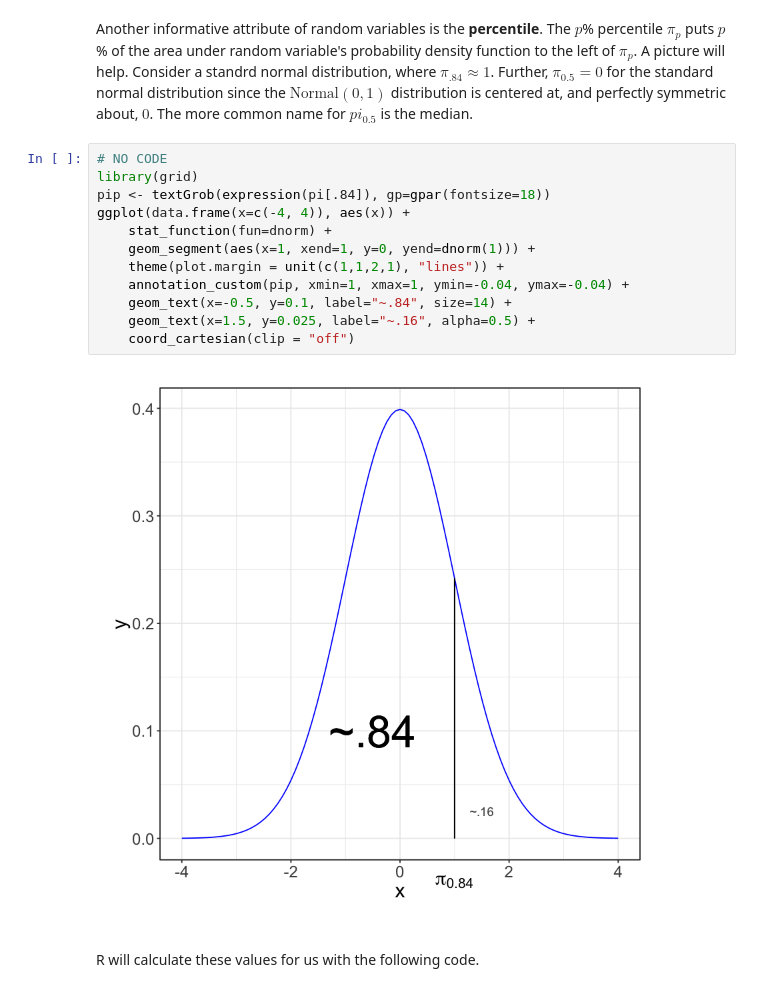
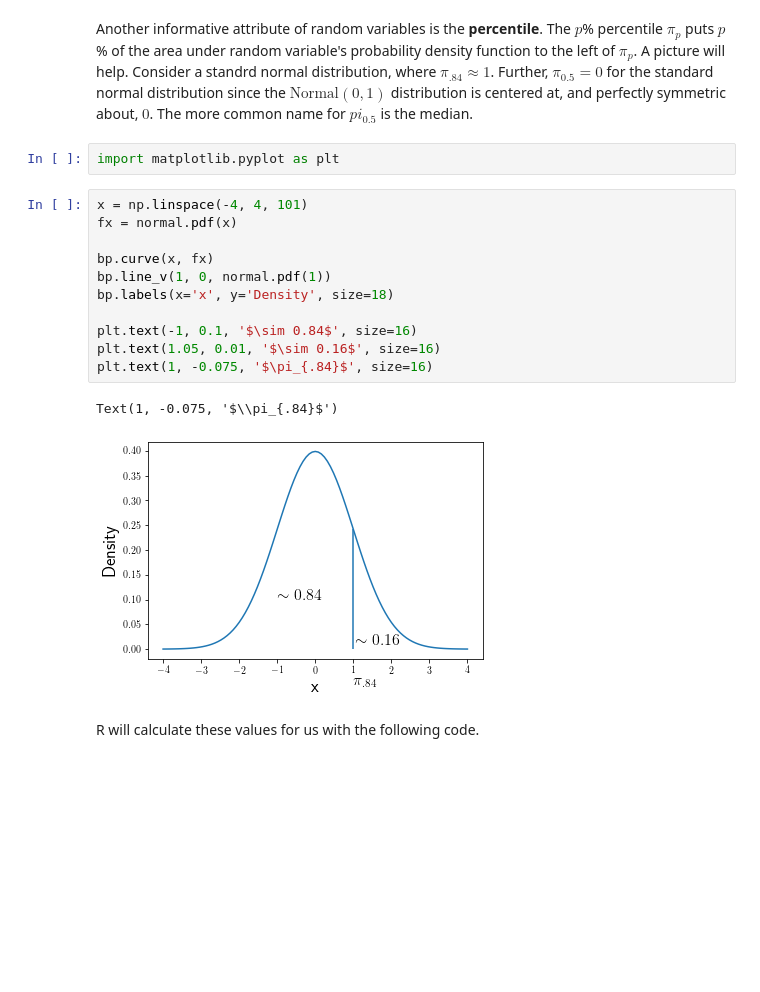
Before and after one commit to roualdes/314, a Jupyter notebook: content/bootstrap/confidence_intervals.ipynb, the cells around one changed output. Drawn from its saved outputs; the diff is of its cells as text; blank space fills up the shorter version.

```diff
--- a/content/bootstrap/confidence_intervals.ipynb
+++ b/content/bootstrap/confidence_intervals.ipynb
@@ -30,19 +39,21 @@ The plot above represents a finite approximation to the sampling distribution of
 ## Percentiles
 # %% [markdown]
 Another informative attribute of random variables is the **percentile**.  The $p$% percentile $\pi_p$ puts $p$% of the area under random variable's probability density function to the left of $\pi_p$.  A picture will help.  Consider a standrd normal distribution, where $\pi_{.84} \approx 1$.  Further, $\pi_{0.5} = 0$ for the standard normal distribution since the $\text{Normal}(0, 1)$ distribution is centered at, and perfectly symmetric about, $0$.  The more common name for $pi_{0.5}$ is the median.
-# %%
-# NO CODE
-library(grid)
-pip <- textGrob(expression(pi[.84]), gp=gpar(fontsize=18))
-ggplot(data.frame(x=c(-4, 4)), aes(x)) +
-    stat_function(fun=dnorm) +
-    geom_segment(aes(x=1, xend=1, y=0, yend=dnorm(1))) +
-    theme(plot.margin = unit(c(1,1,2,1), "lines")) +
-    annotation_custom(pip, xmin=1, xmax=1, ymin=-0.04, ymax=-0.04) +
-    geom_text(x=-0.5, y=0.1, label="~.84", size=14) +
-    geom_text(x=1.5, y=0.025, label="~.16", alpha=0.5) +
-    coord_cartesian(clip = "off")
-# %% [output]
-[figure, removed]
+# %%
+import matplotlib.pyplot as plt
+# %%
+x = np.linspace(-4, 4, 101)
+fx = normal.pdf(x)
+
+bp.curve(x, fx)
+bp.line_v(1, 0, normal.pdf(1))
+bp.labels(x='x', y='Density', size=18)
+
+plt.text(-1, 0.1, '$\sim 0.84$', size=16)
+plt.text(1.05, 0.01, '$\sim 0.16$', size=16)
+plt.text(1, -0.075, '$\pi_{.84}$', size=16)
+# %% [output]
+Text(1, -0.075, '$\\pi_{.84}$')
+[figure, added]
 # %% [markdown]
 R will calculate these values for us with the following code.
```
Also changed, not shown: parts of 9 cells of this notebook, 43 other files.
